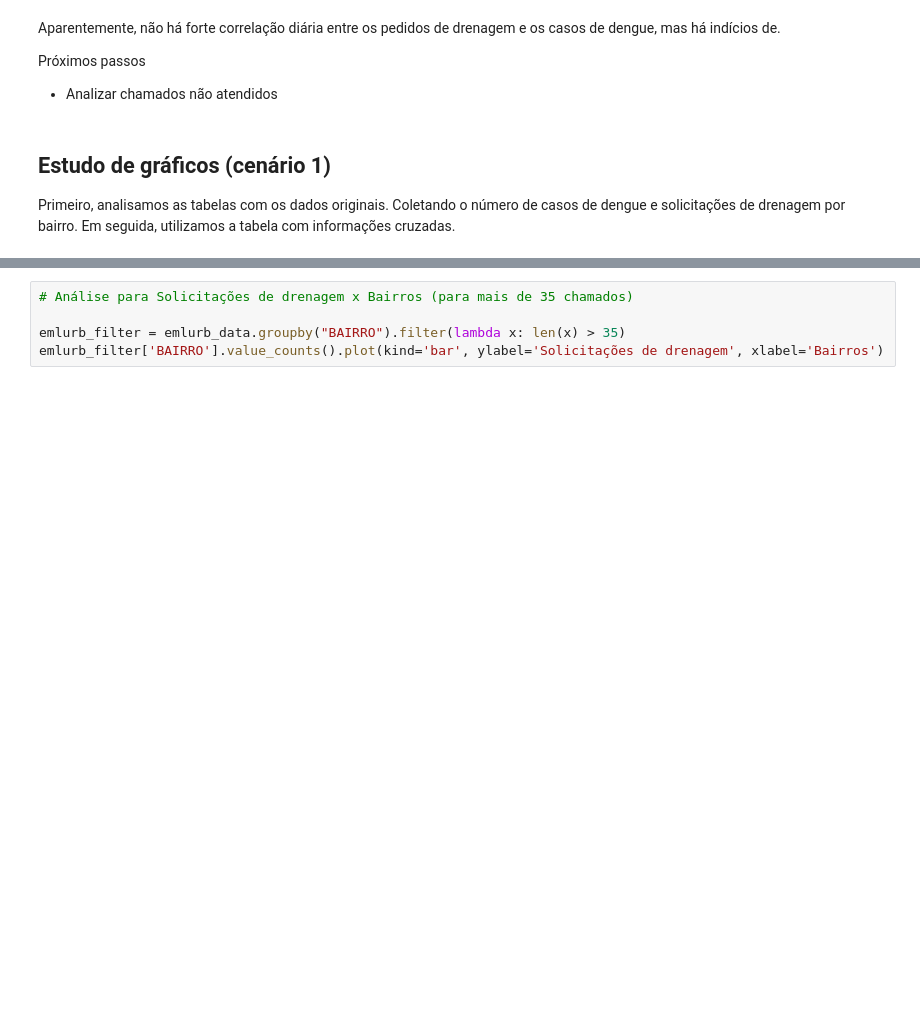
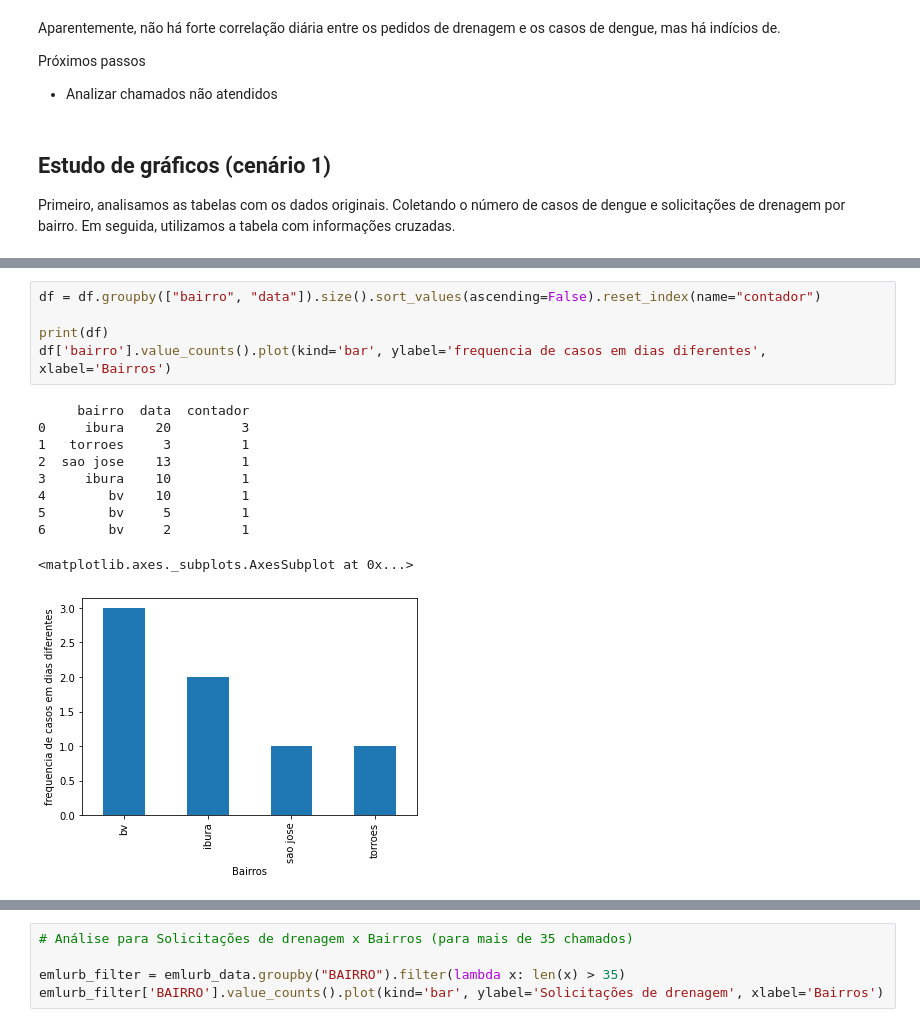
Before and after one commit to HiagoAD/GDI2, a Jupyter notebook: Project_1.ipynb, the cells around one changed output, grey strips where cells are left out. Cells and saved outputs as stored; diff of their text form; blank space fills up the shorter version.

```diff
--- a/Project_1.ipynb
+++ b/Project_1.ipynb
@@ -72,3 +142,19 @@ Primeiro, analisamos as tabelas com os dados originais. Coletando o número de c
+# %%
+df = df.groupby(["bairro", "data"]).size().sort_values(ascending=False).reset_index(name="contador")
+
+print(df)
+df['bairro'].value_counts().plot(kind='bar', ylabel='frequencia de casos em dias diferentes', xlabel='Bairros')
+# %% [output]
+     bairro  data  contador
+0     ibura    20         3
+1   torroes     3         1
+2  sao jose    13         1
+3     ibura    10         1
+4        bv    10         1
+5        bv     5         1
+6        bv     2         1
+<matplotlib.axes._subplots.AxesSubplot at 0x...>
+[figure, added]
 # %%
 # Análise para Casos de dengue x Bairros (para mais de 10 casos de dengue)
 
```
Also changed, not shown: parts of 13 cells of this notebook.
